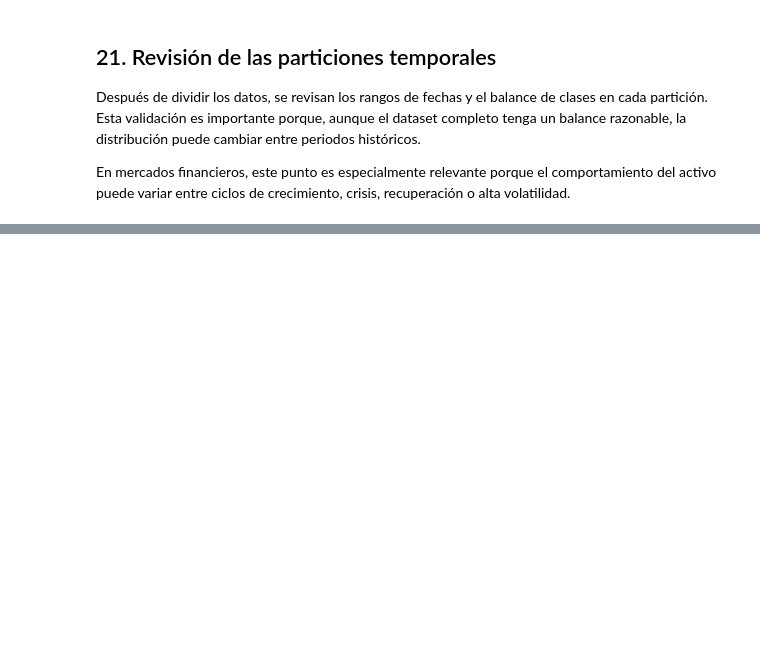
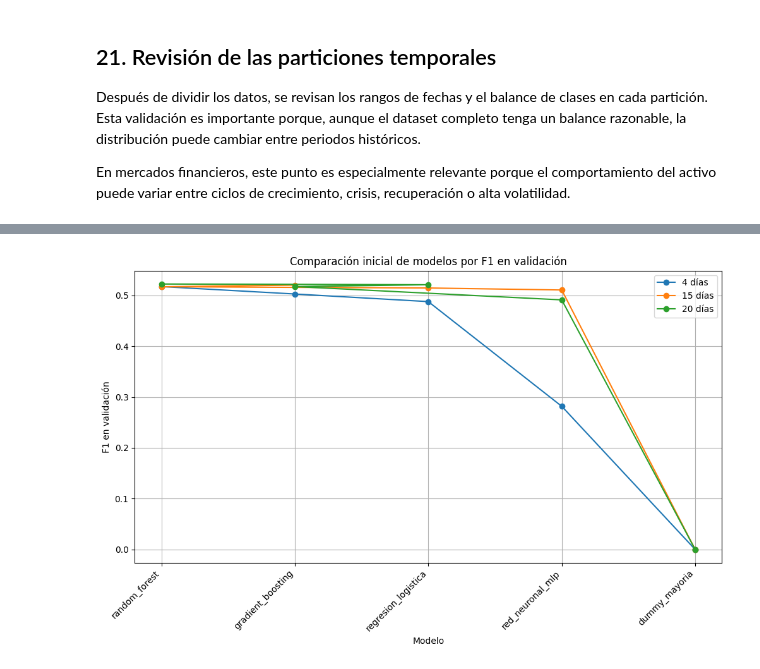
Before and after one commit to OrozcoJacobo/Proyecto_Final_AP, a Jupyter notebook: code/notebooks/modelos.ipynb, the cells around one changed output, grey strips where cells are left out. Drawn from its saved outputs; the diff is of its cells as text; code cells hidden in the pictures; blank space fills up the shorter version.

```diff
--- a/code/notebooks/modelos.ipynb
+++ b/code/notebooks/modelos.ipynb
@@ -1289,0 +1531,24 @@ En mercados financieros, este punto es especialmente relevante porque el comport
+# %%
+plt.figure(figsize=(12, 6))
+
+for horizonte_dias in sorted(resultados_entrenamiento_inicial["horizonte_dias"].unique()):
+    resultados_horizonte = resultados_entrenamiento_inicial[
+        resultados_entrenamiento_inicial["horizonte_dias"] == horizonte_dias
+    ].sort_values("f1_validacion", ascending=False)
+
+    plt.plot(
+        resultados_horizonte["modelo"],
+        resultados_horizonte["f1_validacion"],
+        marker="o",
+        label=f"{horizonte_dias} días",
+    )
+
+plt.title("Comparación inicial de modelos por F1 en validación")
+plt.xlabel("Modelo")
+plt.ylabel("F1 en validación")
+plt.xticks(rotation=45, ha="right")
+plt.grid(True)
+plt.legend()
+plt.show()
+# %% [output]
+[figure, added]
```
Also changed, not shown: parts of 15 cells of this notebook.
